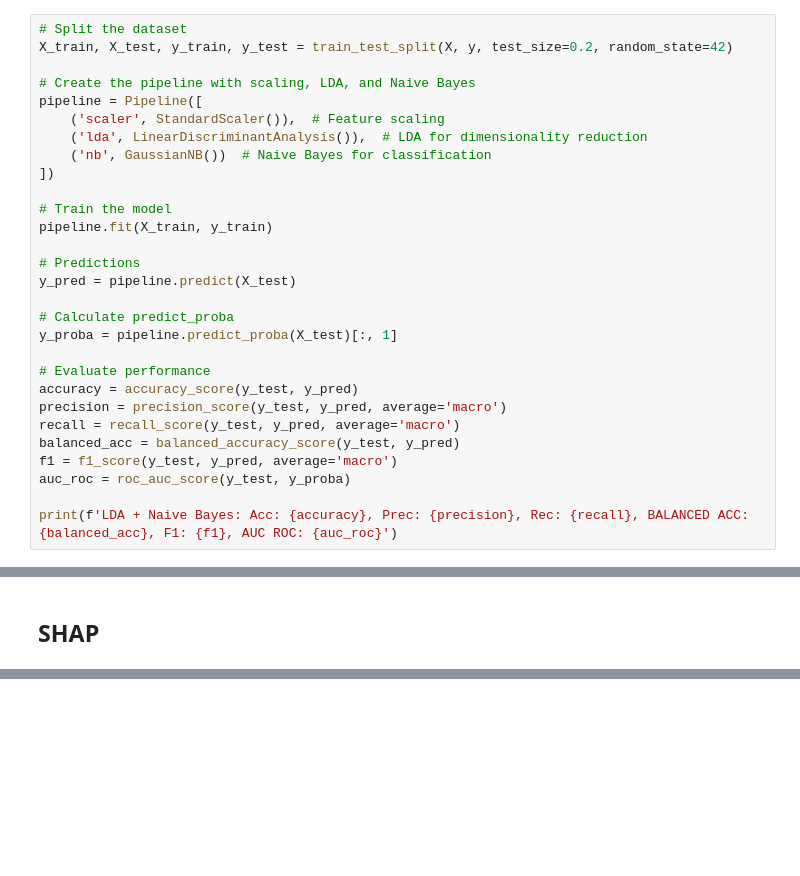
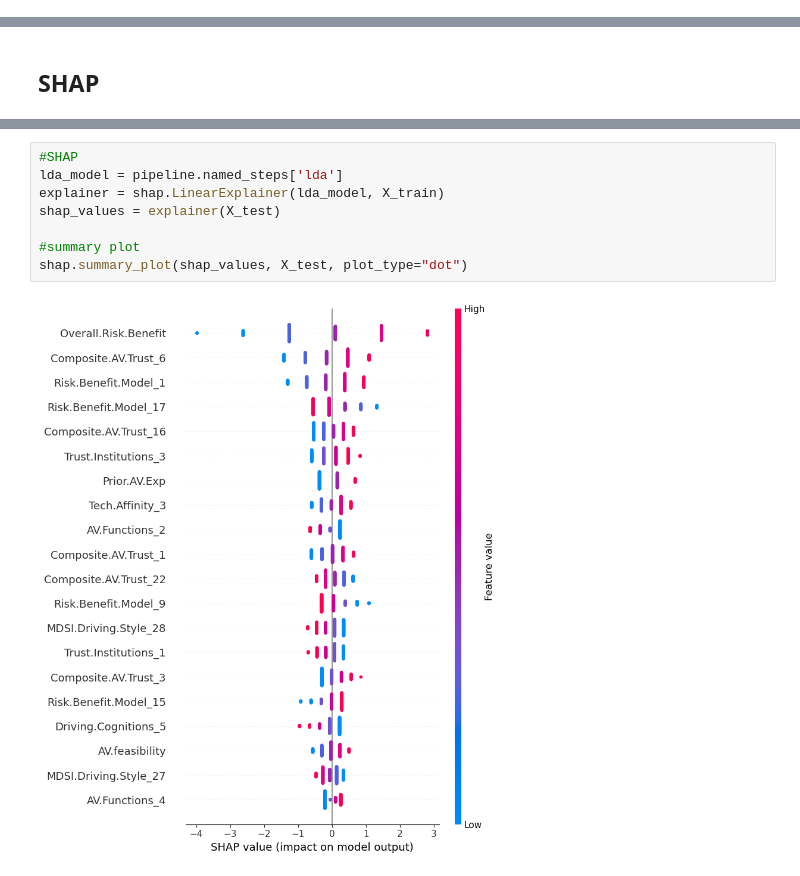
Before and after one commit to moisheu/ROB-EDA, a Jupyter notebook: lda_pipeline.ipynb, the cells around one changed output, grey strips where cells are left out. Cells and saved outputs as stored; diff of their text form; blank space fills up the shorter version.

```diff
--- a/lda_pipeline.ipynb
+++ b/lda_pipeline.ipynb
@@ -112,32 +106,3 @@ auc_roc = roc_auc_score(y_test, y_proba, multi_class='ovr')
 print(f'LDA + Naive Bayes: Acc: {accuracy}, Prec: {precision}, Rec: {recall}, BALANCED ACC: {balanced_acc}, F1: {f1} , AUC ROC: {auc_roc}')
 # %% [output]
 LDA + Naive Bayes: Acc: 0.8705882352941177, Prec: 0.870050573578389, Rec: 0.8703703703703705, BALANCED ACC: 0.8703703703703705, F1: 0.8701969797467183 , AUC ROC: 0.9498765432098766
-# %%
-# Split the dataset
-X_train, X_test, y_train, y_test = train_test_split(X, y, test_size=0.2, random_state=42)
-
-# Create the pipeline with scaling, LDA, and Naive Bayes
-pipeline = Pipeline([
-    ('scaler', StandardScaler()),  # Feature scaling
-    ('lda', LinearDiscriminantAnalysis()),  # LDA for dimensionality reduction
-    ('nb', GaussianNB())  # Naive Bayes for classification
-])
-
-# Train the model
-pipeline.fit(X_train, y_train)
-
-# Predictions
-y_pred = pipeline.predict(X_test)
-
-# Calculate predict_proba
-y_proba = pipeline.predict_proba(X_test)[:, 1]
-
-# Evaluate performance
-accuracy = accuracy_score(y_test, y_pred)
-precision = precision_score(y_test, y_pred, average='macro')
-recall = recall_score(y_test, y_pred, average='macro')
-balanced_acc = balanced_accuracy_score(y_test, y_pred)
-f1 = f1_score(y_test, y_pred, average='macro')
-auc_roc = roc_auc_score(y_test, y_proba)
-
-print(f'LDA + Naive Bayes: Acc: {accuracy}, Prec: {precision}, Rec: {recall}, BALANCED ACC: {balanced_acc}, F1: {f1}, AUC ROC: {auc_roc}')
@@ -204,0 +111,10 @@ AttributeError: property 'feature_names_in_' of 'Pipeline' object has no setter
+# %%
+#SHAP
+lda_model = pipeline.named_steps['lda']
+explainer = shap.LinearExplainer(lda_model, X_train)
+shap_values = explainer(X_test)
+
+#summary plot
+shap.summary_plot(shap_values, X_test, plot_type="dot")
+# %% [output]
+[figure, added]
```
Also changed, not shown: parts of 5 cells of this notebook, 8 other files.
